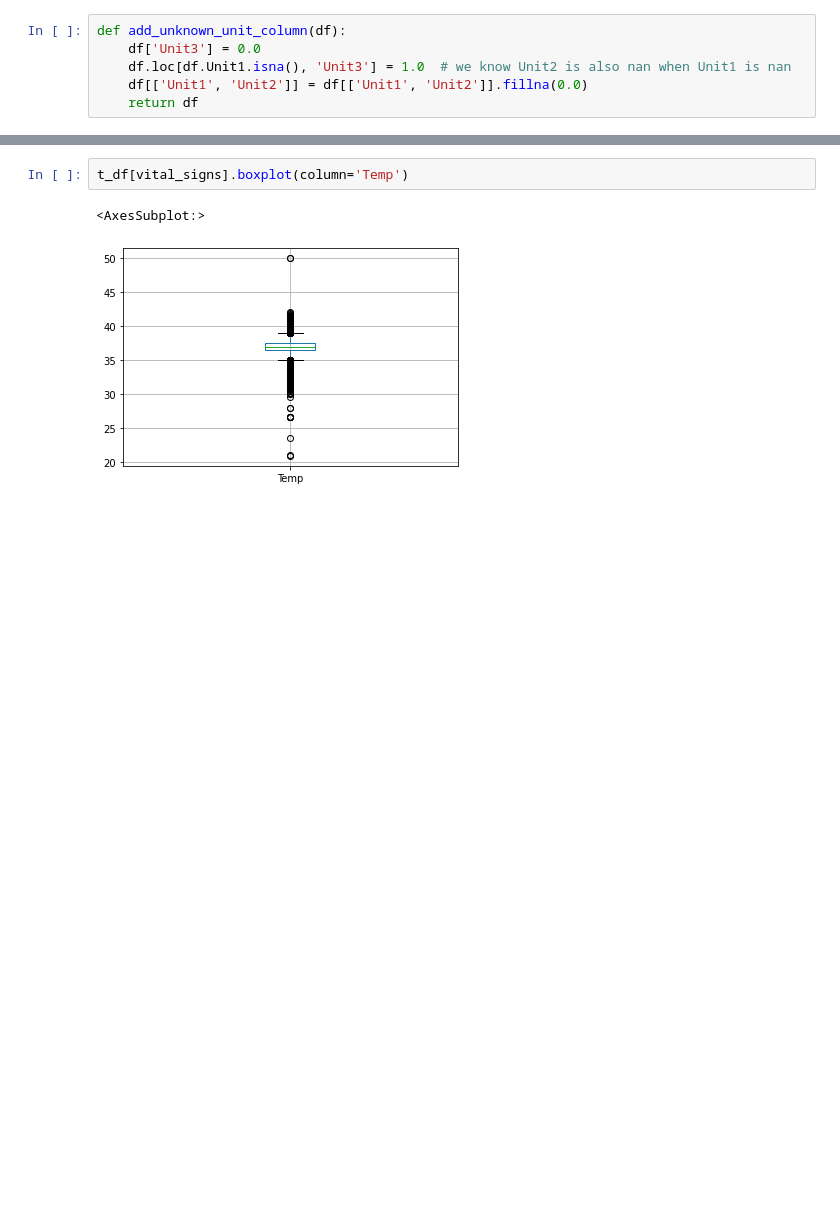
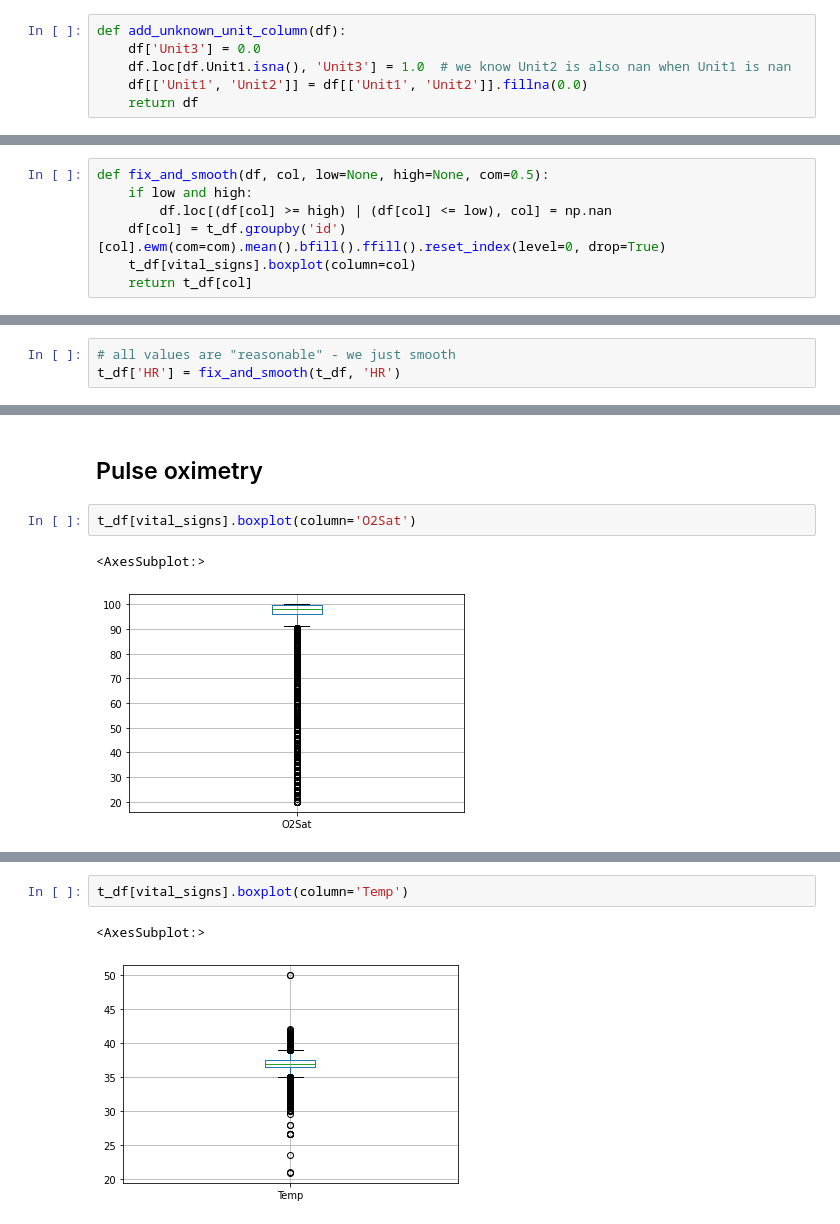
Before and after one commit to NaorHaba/Course-094295_hw1, a Jupyter notebook: EDA.ipynb, the cells around one changed output, grey strips where cells are left out. Drawn from its saved outputs; the diff is of its cells as text; blank space fills up the shorter version.

```diff
--- a/EDA.ipynb
+++ b/EDA.ipynb
@@ -92,0 +100,7 @@ t_df
+# %%
+def fix_and_smooth(df, col, low=None, high=None, com=0.5):
+    if low and high:
+        df.loc[(df[col] >= high) | (df[col] <= low), col] = np.nan
+    df[col] = t_df.groupby('id')[col].ewm(com=com).mean().bfill().ffill().reset_index(level=0, drop=True)
+    t_df[vital_signs].boxplot(column=col)
+    return t_df[col]
@@ -92,0 +114,3 @@ t_df
+# %%
+# all values are "reasonable" - we just smooth
+t_df['HR'] = fix_and_smooth(t_df, 'HR')
@@ -92,0 +119,7 @@ t_df
+# %% [markdown]
+## Pulse oximetry
+# %%
+t_df[vital_signs].boxplot(column='O2Sat')
+# %% [output]
+<AxesSubplot:>
+[figure, added]
```
Also changed, not shown: parts of 49 cells of this notebook, 5 other files.
